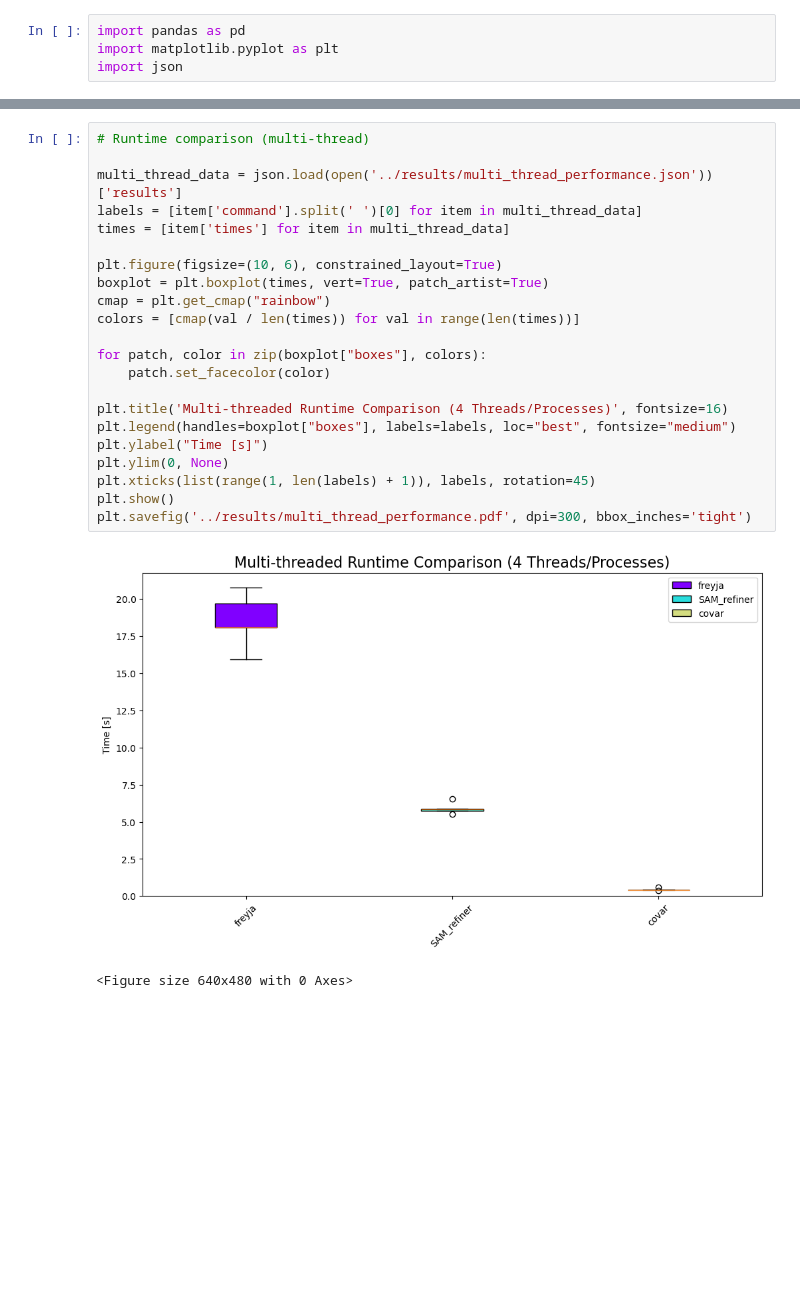
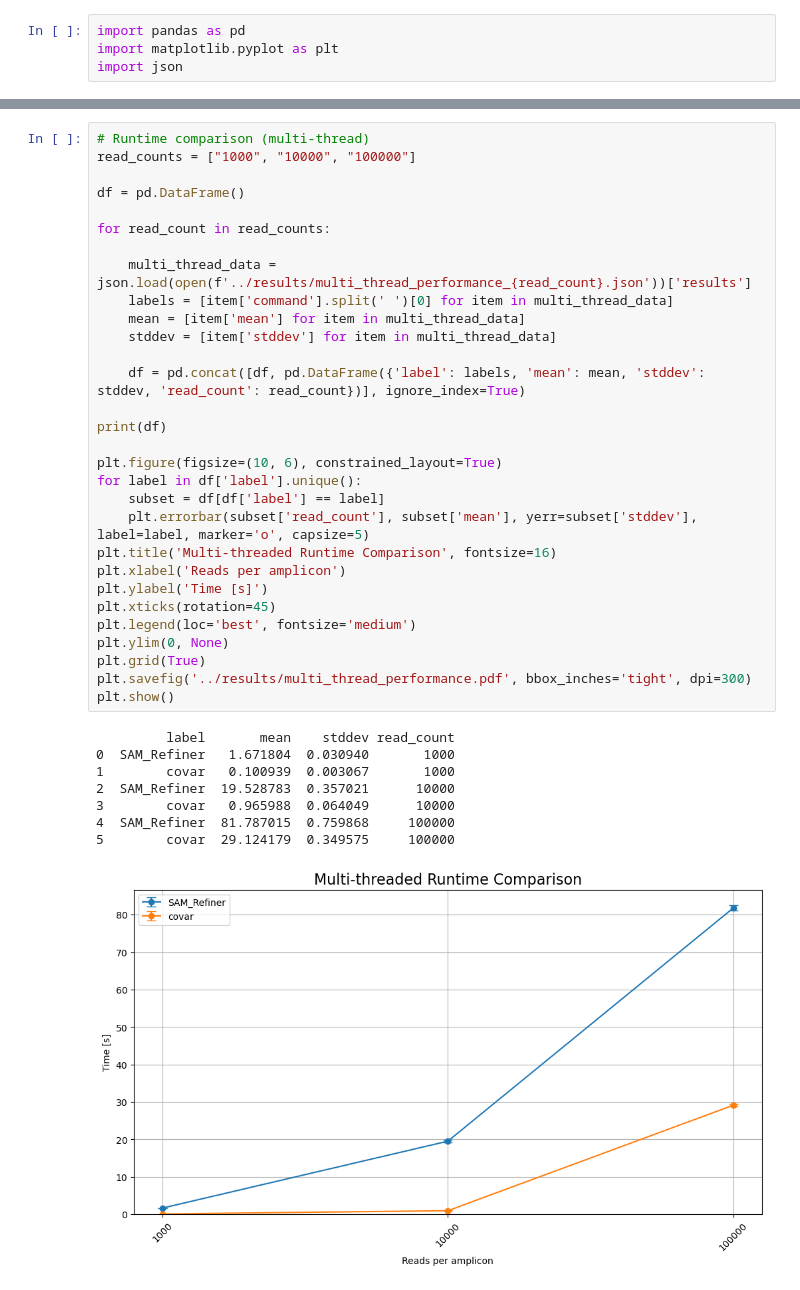
Before and after one commit to andersen-lab/covariants-paper, a Jupyter notebook: supp_fig1/scripts/plot_performance.ipynb, the cells around one changed output, grey strips where cells are left out. Drawn from its saved outputs; the diff is of its cells as text; blank space fills up the shorter version.

Commit message:
update performance plots

```diff
--- a/supp_fig1/scripts/plot_performance.ipynb
+++ b/supp_fig1/scripts/plot_performance.ipynb
@@ -30,25 +52,39 @@ plt.savefig('../results/single_thread_performance.pdf', dpi=300, bbox_inches='ti
 # %%
 # Runtime comparison (multi-thread)
+read_counts = ["1000", "10000", "100000"]
 
-multi_thread_data = json.load(open('../results/multi_thread_performance.json'))['results']
-labels = [item['command'].split(' ')[0] for item in multi_thread_data]
-times = [item['times'] for item in multi_thread_data]
+df = pd.DataFrame()
+
+for read_count in read_counts:
+
+    multi_thread_data = json.load(open(f'../results/multi_thread_performance_{read_count}.json'))['results']
+    labels = [item['command'].split(' ')[0] for item in multi_thread_data]
+    mean = [item['mean'] for item in multi_thread_data]
+    stddev = [item['stddev'] for item in multi_thread_data]
+
+    df = pd.concat([df, pd.DataFrame({'label': labels, 'mean': mean, 'stddev': stddev, 'read_count': read_count})], ignore_index=True)
+
+print(df)
 
 plt.figure(figsize=(10, 6), constrained_layout=True)
-boxplot = plt.boxplot(times, vert=True, patch_artist=True)
-cmap = plt.get_cmap("rainbow")
-colors = [cmap(val / len(times)) for val in range(len(times))]
-
-for patch, color in zip(boxplot["boxes"], colors):
-    patch.set_facecolor(color)
-
-plt.title('Multi-threaded Runtime Comparison (4 Threads/Processes)', fontsize=16)
-plt.legend(handles=boxplot["boxes"], labels=labels, loc="best", fontsize="medium")
-plt.ylabel("Time [s]")
+for label in df['label'].unique():
+    subset = df[df['label'] == label]
+    plt.errorbar(subset['read_count'], subset['mean'], yerr=subset['stddev'], label=label, marker='o', capsize=5)
+plt.title('Multi-threaded Runtime Comparison', fontsize=16)
+plt.xlabel('Reads per amplicon')
+plt.ylabel('Time [s]')
+plt.xticks(rotation=45)
+plt.legend(loc='best', fontsize='medium')
 plt.ylim(0, None)
-plt.xticks(list(range(1, len(labels) + 1)), labels, rotation=45)
+plt.grid(True)
+plt.savefig('../results/multi_thread_performance.pdf', bbox_inches='tight', dpi=300)
 plt.show()
-plt.savefig('../results/multi_thread_performance.pdf', dpi=300, bbox_inches='tight')
 # %% [output]
+         label       mean    stddev read_count
+0  SAM_Refiner   1.671804  0.030940       1000
+1        covar   0.100939  0.003067       1000
+2  SAM_Refiner  19.528783  0.357021      10000
+3        covar   0.965988  0.064049      10000
+4  SAM_Refiner  81.787015  0.759868     100000
+5        covar  29.124179  0.349575     100000
-[figure, old version]
+[figure, new version]
-<Figure size 640x480 with 0 Axes>
```
Also changed, not shown: parts of 1 cell of this notebook, 21 other files.
